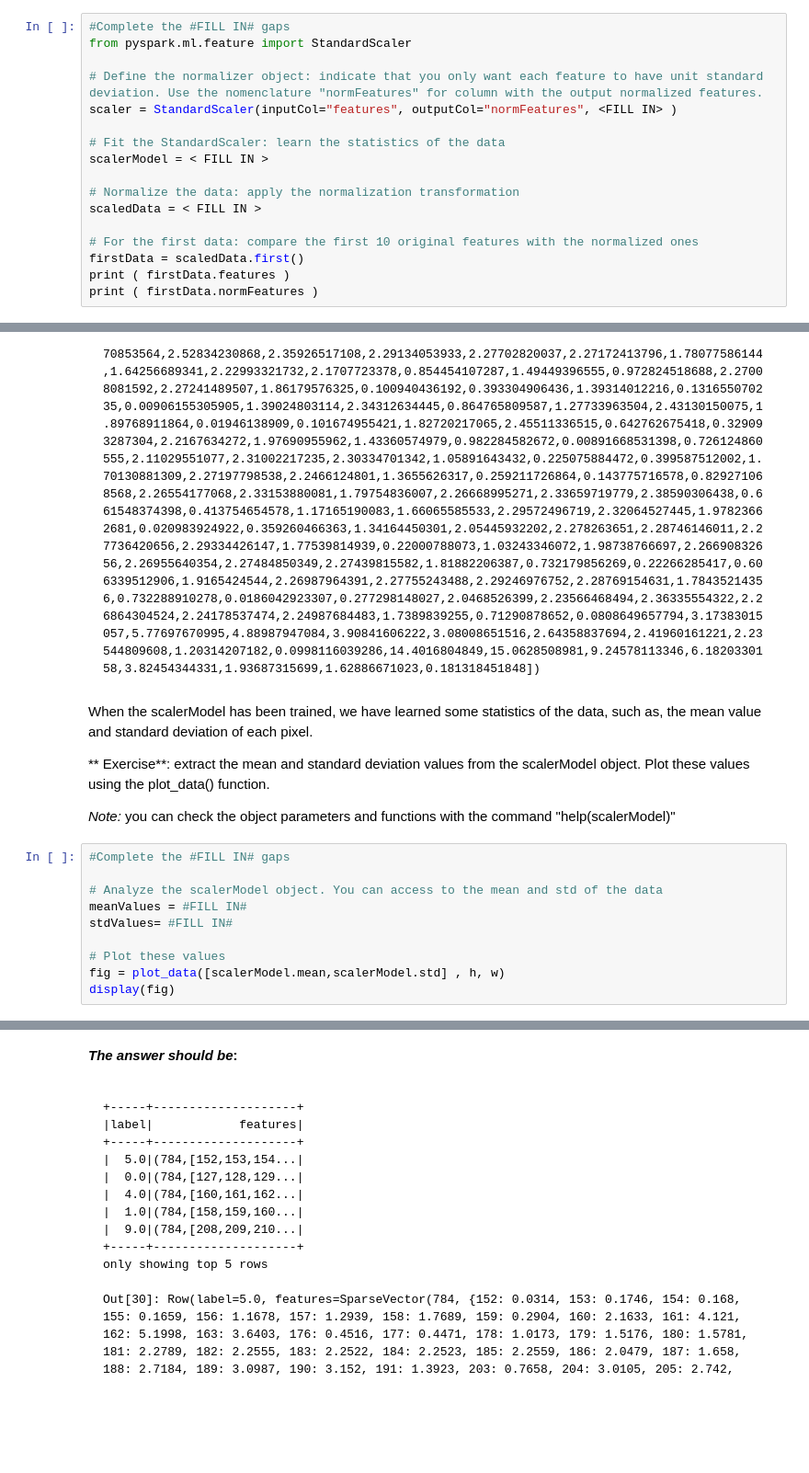
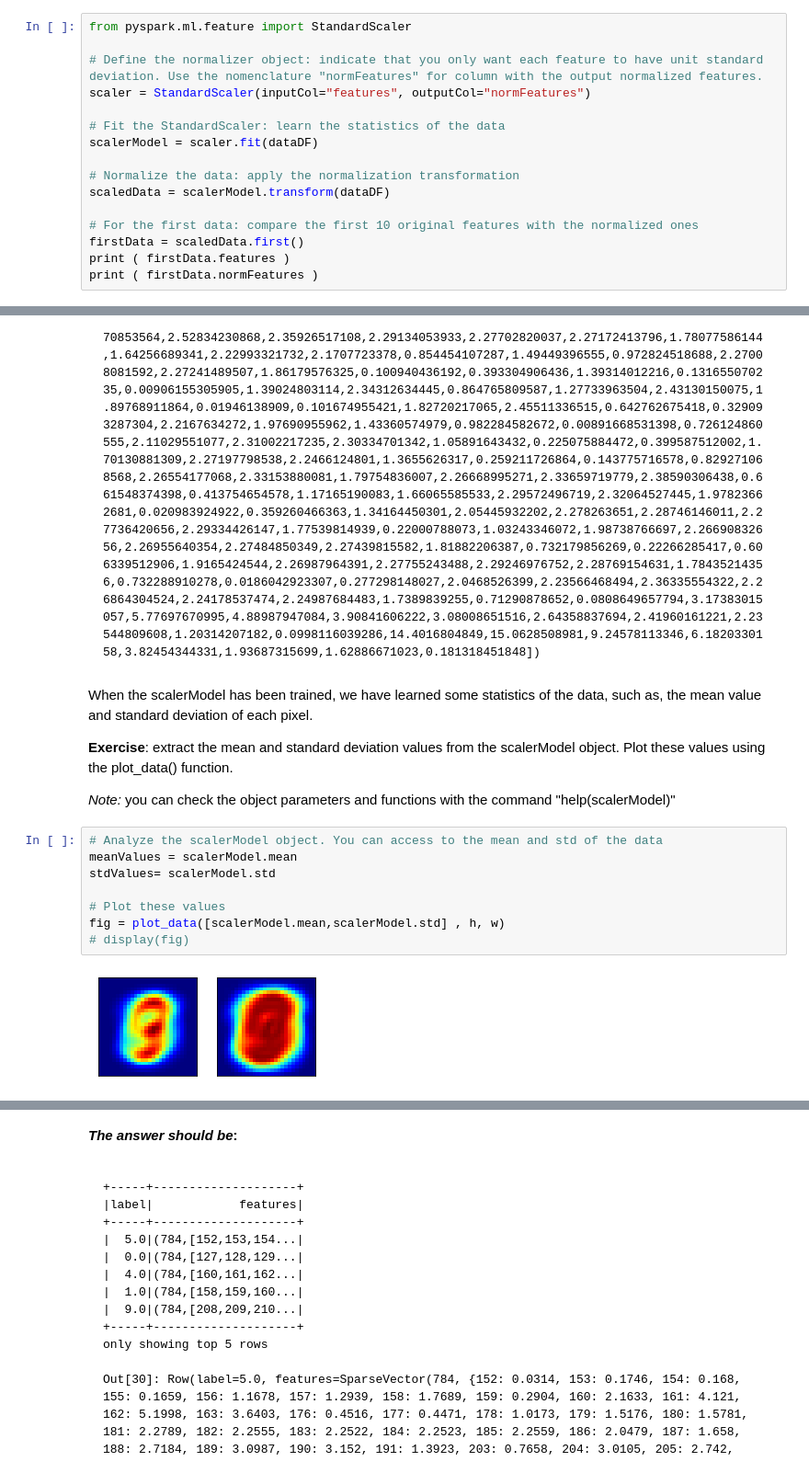
Before and after one commit to Yamroza/MassiveComputing, a Jupyter notebook: Session_19/Classifiers_Spark.ipynb, the cells around one changed output, grey strips where cells are left out. Shown: that part at 92% size. Drawn from its saved outputs; the diff is of its cells as text; blank space fills up the shorter version.

```diff
--- a/Session_19/Classifiers_Spark.ipynb
+++ b/Session_19/Classifiers_Spark.ipynb
@@ -209,17 +251,16 @@ Because we are working with the sparse data (most of the input characteristics a
 
 *Note:* StandardScaler method has two input variables, 'withMean' and 'withStd', which let you select, respectivelly, whether the mean and standard deviation are corrected or not.
 # %%
-#Complete the #FILL IN# gaps
 from pyspark.ml.feature import StandardScaler
 
 # Define the normalizer object: indicate that you only want each feature to have unit standard deviation. Use the nomenclature "normFeatures" for column with the output normalized features.
-scaler = StandardScaler(inputCol="features", outputCol="normFeatures", <FILL IN> )
+scaler = StandardScaler(inputCol="features", outputCol="normFeatures")
 
 # Fit the StandardScaler: learn the statistics of the data
-scalerModel = < FILL IN >
+scalerModel = scaler.fit(dataDF)
 
 # Normalize the data: apply the normalization transformation
-scaledData = < FILL IN >
+scaledData = scalerModel.transform(dataDF)
 
 # For the first data: compare the first 10 original features with the normalized ones
 firstData = scaledData.first()
@@ -236,19 +280,19 @@ scaledData:pyspark.sql.dataframe.DataFrame = [label: double, features: udt ... 1
 # %% [markdown]
 When the scalerModel has been trained, we have learned some statistics of the data, such as, the mean value and standard deviation of each pixel.
 
-** Exercise**: extract the mean and standard deviation values from the scalerModel object. Plot these values using the plot_data() function.
+**Exercise**: extract the mean and standard deviation values from the scalerModel object. Plot these values using the plot_data() function.
 
 *Note:* you can check the object parameters and functions with the command "help(scalerModel)"
 # %%
-#Complete the #FILL IN# gaps
-
 # Analyze the scalerModel object. You can access to the mean and std of the data
-meanValues = #FILL IN#
-stdValues= #FILL IN#
+meanValues = scalerModel.mean
+stdValues= scalerModel.std
 
 # Plot these values
 fig = plot_data([scalerModel.mean,scalerModel.std] , h, w)
-display(fig)
+# display(fig)
+# %% [output]
+[figure, added]
 # %% [markdown]
 **_The answer should be_:**
 <pre><code>
```
Also changed, not shown: parts of 20 cells of this notebook.
